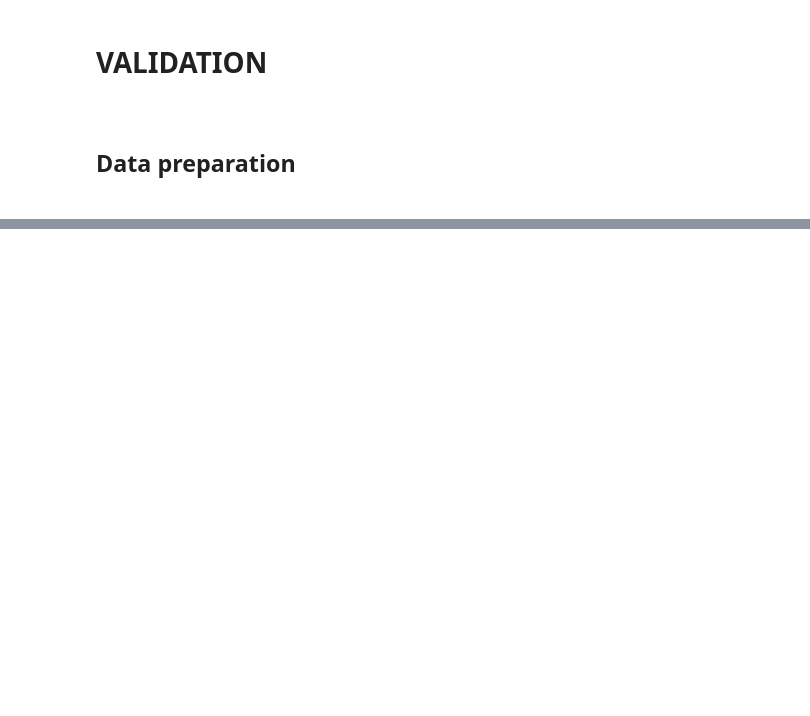
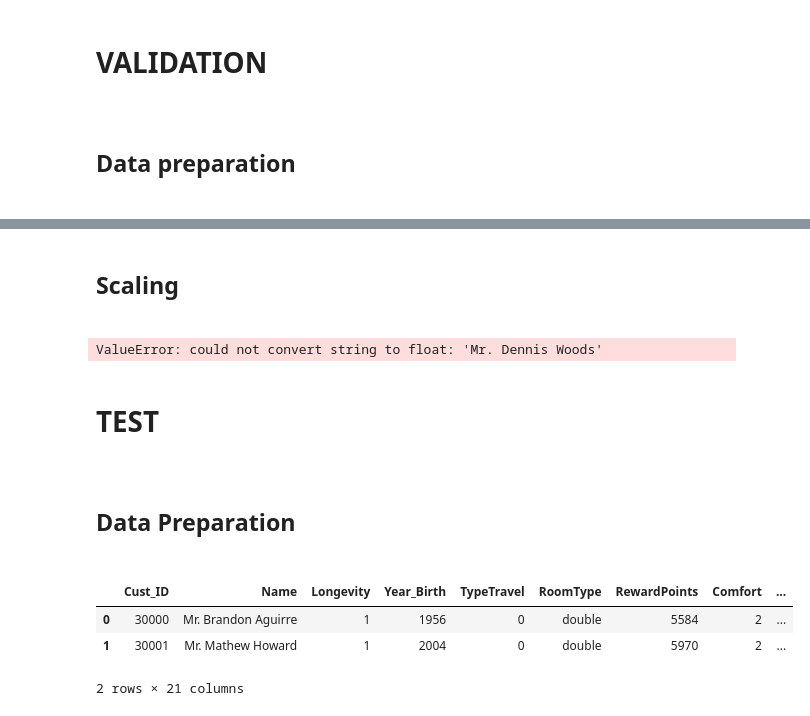
Before and after one commit to Leon209/Project_1-Supervised-Model, a Jupyter notebook: Project 1.ipynb, the cells around one changed output, grey strips where cells are left out. Cells and saved outputs as stored; diff of their text form; code cells hidden in the pictures; blank space fills up the shorter version.

```diff
--- a/Project 1.ipynb
+++ b/Project 1.ipynb
@@ -370,0 +393,38 @@ data.head(2)
+# %% [markdown]
+<h2>Scaling<h2>
+# %%
+from sklearn.preprocessing import MinMaxScaler
+
+X_validate = validate.drop('Churn', axis = 1)
+y_validate = validate['Churn']
+
+scaler_validate = MinMaxScaler().fit(X_validate)
+minmax_validate = scaler_validate.transform(X_validate)
+
+X_validate = pd.DataFrame(minmax_validate, columns = X_validate.columns)
+X_validate.head()
+# %% [output]
+ValueError: could not convert string to float: 'Mr. Dennis Woods'
+# %% [markdown]
+<h1>TEST<h1>
+# %% [markdown]
+<h2>Data Preparation<h2>
+# %%
+#get the test data
+filename2 = 'test.csv'
+file_path2 = Path(filename2)
+t = pd.read_csv(file_path2, delimiter=";")
+test = t.copy()
+#Longevity
+test['Longevity'].replace(to_replace = 'yes',value = 1, inplace = True)
+test['Longevity'].replace(to_replace = 'y',value = 1, inplace = True)
+test['Longevity'].replace(to_replace = 'no',value = 0, inplace = True)
+#TypeTravel
+test['TypeTravel'].replace(to_replace = 'business',value = 1, inplace = True)
+test['TypeTravel'].replace(to_replace = 'leisure',value = 0, inplace = True)
+test.head(2)
+# %% [output]
+|  | Cust_ID | Name | Longevity | Year_Birth | TypeTravel | RoomType | RewardPoints | Comfort | ... |
+| 0 | 30000 | Mr. Brandon Aguirre | 1 | 1956 | 0 | double | 5584 | 2 | ... |
+| 1 | 30001 | Mr. Mathew Howard | 1 | 2004 | 0 | double | 5970 | 2 | ... |
+2 rows × 21 columns
```
Also changed, not shown: parts of 3 cells of this notebook.
